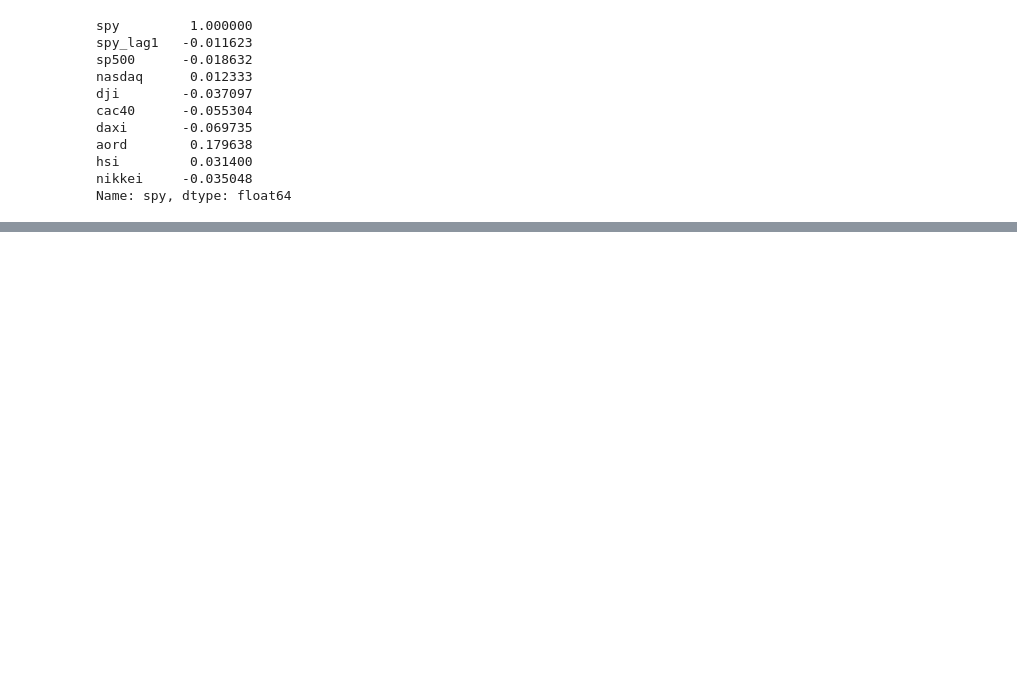
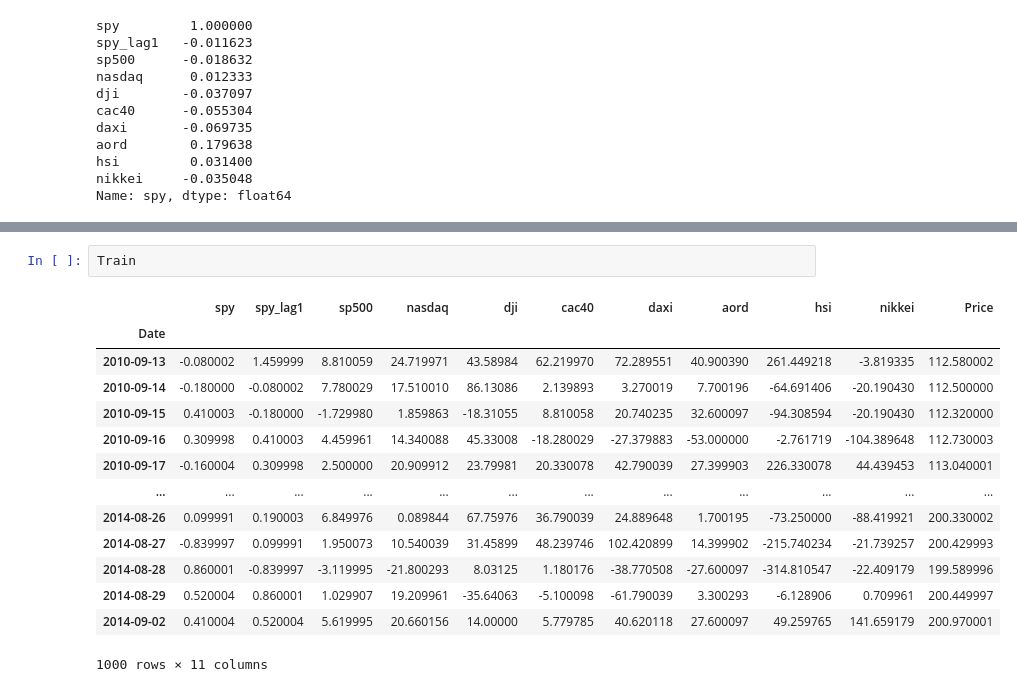
Before and after one commit to PEF-ITBA/regresion-lineal, a Jupyter notebook: 003_SPY_LR.ipynb, the cells around one changed output, grey strips where cells are left out. Drawn from its saved outputs; the diff is of its cells as text; blank space fills up the shorter version.

```diff
--- a/003_SPY_LR.ipynb
+++ b/003_SPY_LR.ipynb
@@ -172,3 +172,20 @@ OLS Regression Results
 | Kurtosis: | 5.369 | Cond. No. | 405. |
 Notes:
 [1] Standard Errors assume that the covariance matrix of the errors is correctly specified.
+# %%
+Train
+# %% [output]
+|  | spy | spy_lag1 | sp500 | nasdaq | dji | cac40 | daxi | aord | hsi | nikkei | Price |
+| Date |  |  |  |  |  |  |  |  |  |  |  |
+| 2010-09-13 | -0.080002 | 1.459999 | 8.810059 | 24.719971 | 43.58984 | 62.219970 | 72.289551 | 40.900390 | 261.449218 | -3.819335 | 112.580002 |
+| 2010-09-14 | -0.180000 | -0.080002 | 7.780029 | 17.510010 | 86.13086 | 2.139893 | 3.270019 | 7.700196 | -64.691406 | -20.190430 | 112.500000 |
+| 2010-09-15 | 0.410003 | -0.180000 | -1.729980 | 1.859863 | -18.31055 | 8.810058 | 20.740235 | 32.600097 | -94.308594 | -20.190430 | 112.320000 |
+| 2010-09-16 | 0.309998 | 0.410003 | 4.459961 | 14.340088 | 45.33008 | -18.280029 | -27.379883 | -53.000000 | -2.761719 | -104.389648 | 112.730003 |
+| 2010-09-17 | -0.160004 | 0.309998 | 2.500000 | 20.909912 | 23.79981 | 20.330078 | 42.790039 | 27.399903 | 226.330078 | 44.439453 | 113.040001 |
+| ... | ... | ... | ... | ... | ... | ... | ... | ... | ... | ... | ... |
+| 2014-08-26 | 0.099991 | 0.190003 | 6.849976 | 0.089844 | 67.75976 | 36.790039 | 24.889648 | 1.700195 | -73.250000 | -88.419921 | 200.330002 |
+| 2014-08-27 | -0.839997 | 0.099991 | 1.950073 | 10.540039 | 31.45899 | 48.239746 | 102.420899 | 14.399902 | -215.740234 | -21.739257 | 200.429993 |
+| 2014-08-28 | 0.860001 | -0.839997 | -3.119995 | -21.800293 | 8.03125 | 1.180176 | -38.770508 | -27.600097 | -314.810547 | -22.409179 | 199.589996 |
+| 2014-08-29 | 0.520004 | 0.860001 | 1.029907 | 19.209961 | -35.64063 | -5.100098 | -61.790039 | 3.300293 | -6.128906 | 0.709961 | 200.449997 |
+| 2014-09-02 | 0.410004 | 0.520004 | 5.619995 | 20.660156 | 14.00000 | 5.779785 | 40.620118 | 27.600097 | 49.259765 | 141.659179 | 200.970001 |
+1000 rows × 11 columns
```
Also changed, not shown: parts of 1 cell of this notebook, 1 other file.
